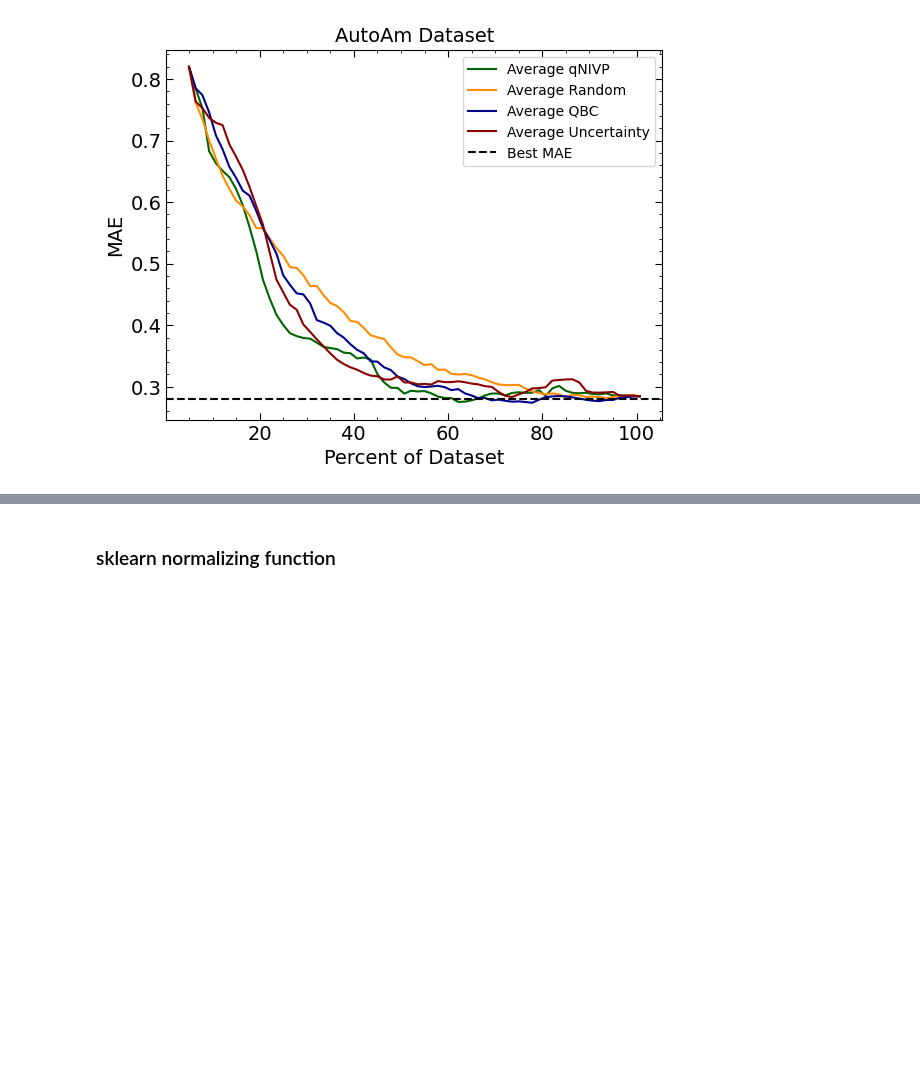
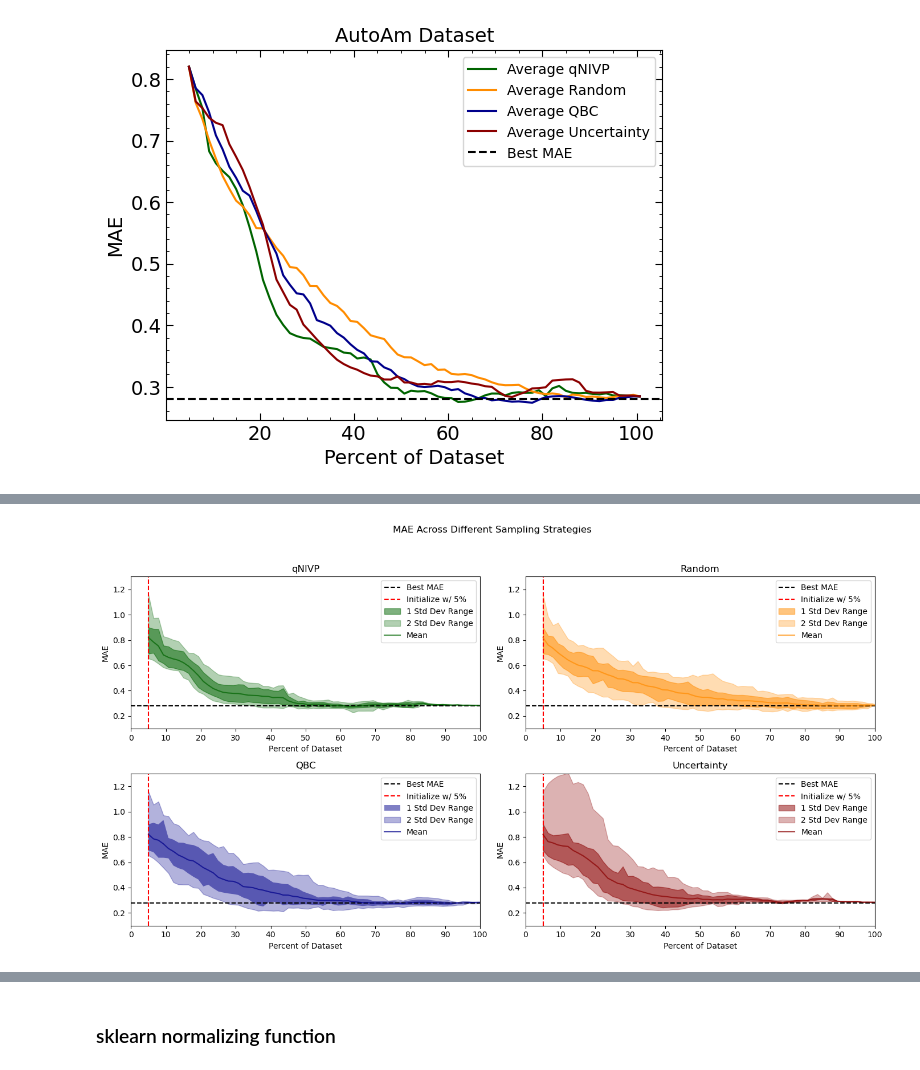
Before and after one commit to ramseyissa/qNIPV, a Jupyter notebook: notebooks/qNIPVautoAM.ipynb, the cells around one changed output, grey strips where cells are left out. Cells and saved outputs as stored; diff of their text form; code cells hidden in the pictures; blank space fills up the shorter version.

```diff
--- a/notebooks/qNIPVautoAM.ipynb
+++ b/notebooks/qNIPVautoAM.ipynb
@@ -292,7 +284,7 @@ def qnipv_runs() -> list:
         qnipv_runs.append(pred_mae)
     return qnipv_runs, gp
 # %%
-qnipv_runs = qnipv_runs()
+qnipv_runs_second_run = qnipv_runs()
 # %% [markdown]
 ### random selection function
 # %%
@@ -387,4 +379,4 @@ def random_runs() -> list:
         random_mae_seeds.append(rand_pred_mae)
     return random_mae_seeds
 # %%
-random_runs = random_runs()
+random_runs_second_run = random_runs()
@@ -512,2 +481,2 @@ def qbc_runs() -> list:
 # %%
-qbc_runs = qbc_runs()
+qbc_runs_second_run = qbc_runs()
@@ -610,4 +588,4 @@ def uncertainty_runs() -> list:
         unc_rand_mae_seeds.append(uncr_pred_mae)
     return unc_rand_mae_seeds
 # %%
-uncertainty_runs = uncertainty_runs()
+uncertainty_runs_second_run = uncertainty_runs()
@@ -902,0 +739,83 @@ plt.show()
+# %%
+# Create a 2x2 grid of subplots
+fig, axs = plt.subplots(2, 2, figsize=(14, 8))
+fig.suptitle('MAE Across Different Sampling Strategies')
+
+# Plot a horizontal line at y=0.28 for all subplots
+for ax in axs.flat:
+    ax.axhline(y=0.28, color='k', linestyle='--', label='Best MAE')
+
+for ax in axs.flat:
+    ax.axvline(x=5, color='r', linestyle='--', label='Initialize w/ 5%')
+
+#set the xlim and ylim for all subplots
+for ax in axs.flat:
+    ax.set_xlim([0, 100])
+    ax.set_ylim([0.1, 1.3])
+
+#increment the xticks by 10
+for ax in axs.flat:
+    ax.set_xticks(np.arange(0, 101, 10))
+
+# First subplot: qNIVP
+axs[0, 0].fill_between(x_percentages, np.percentile(qnipv_runs[0],15.9,axis=0),np.percentile(qnipv_runs[0],84.1,axis=0) , ec='none',color='darkgreen', alpha=0.5, label='1 Std Dev Range')
+axs[0, 0].fill_between(x_percentages,np.percentile(qnipv_runs[0],2.3,axis=0),np.percentile(qnipv_runs[0],97.7,axis=0) , ec='none',color='darkgreen', alpha=0.3, label='2 Std Dev Range')
+axs[0, 0].plot(x_percentages, np.mean(qnipv_runs[0],axis=0), color='darkgreen',alpha=0.7, label='Mean')
+# axs[0,0].plot(x_percentages, np.percentile(qnipv_runs[0],50,axis=0), color='darkgreen',alpha=0.5, label='Median')
+# for mae_values in qnipv_runs[0]:
+#     axs[0, 0].plot(x_percentages, mae_values, color='darkgreen', alpha=0.1)
+axs[0, 0].set_title('qNIVP')
+axs[0, 0].set_xlabel('Percent of Dataset')
+axs[0, 0].set_ylabel('MAE')
+axs[0, 0].legend()
+
+# Second subplot: Random
+axs[0, 1].fill_between(x_percentages,np.percentile(random_runs,15.9,axis=0),np.percentile(random_runs,84.1,axis=0), ec='none',color='darkorange', alpha=0.5, label='1 Std Dev Range')
+axs[0, 1].fill_between(x_percentages, np.percentile(random_runs,2.3,axis=0),np.percentile(random_runs,97.7,axis=0), ec='none',color='darkorange', alpha=0.3, label='2 Std Dev Range')
+axs[0,1].plot(x_percentages, np.mean(random_runs,axis=0), color='darkorange',alpha=0.7, label='Mean')
+# axs[0,1].plot(x_percentages, np.percentile(random_runs,50,axis=0), color='darkorange',alpha=0.5, label='Mean')
+# for mae_values in random_runs:
+#     axs[0, 1].plot(x_percentages, mae_values, color='darkorange', alpha=0.1)
+axs[0, 1].set_title('Random')
+axs[0, 1].set_xlabel('Percent of Dataset')
+axs[0, 1].set_ylabel('MAE')
+axs[0, 1].legend()
+
+# Third subplot: QBC
+# axs[1, 0].fill_between(x_percentages, average_mae_commit - 2 *qbc_std, average_mae_commit + 2 *qbc_std, color='darkblue', alpha=0.3, label='2 Std Dev Range')
+# axs[1, 0].fill_between(x_percentages, average_mae_commit -qbc_std, average_mae_commit +qbc_std, color='darkblue', alpha=0.5, label='1 Std Dev Range')
+# for mae_values in qbc_runs:
+#     axs[1, 0].plot(x_percentages, mae_values, color='darkblue', alpha=0.1)
+# axs[1, 0].set_title('QBC')
+# axs[1, 0].set_xlabel('Percent of Dataset')
+# axs[1, 0].set_ylabel('MAE')
+# axs[1, 0].legend()
+axs[1, 0].fill_between(x_percentages, np.percentile(qbc_runs, 15.9,axis=0), np.percentile(qbc_runs, 84.1,axis=0), color='darkblue', alpha=0.5, label='1 Std Dev Range',ec = 'none')
+axs[1, 0].fill_between(x_percentages, np.percentile(qbc_runs, 2.3, axis=0),np.percentile(qbc_runs,97.7,axis =0),ec = 'none', color='darkblue', alpha=0.3, label='2 Std Dev Range')
+axs[1,0].plot(x_percentages, np.mean(qbc_runs,axis=0),color='darkblue',alpha=0.7, label='Mean')
+# axs[1, 0].plot(x_percentages, np.percentile(qbc_runs,50,axis=0),color='darkblue',alpha=0.5, label='Mean')
+# for mae_values in qbc_runs:
+#     axs[1, 0].plot(x_percentages, mae_values, color='darkblue', alpha=0.1)
+axs[1, 0].set_title('QBC')
+axs[1, 0].set_xlabel('Percent of Dataset')
+axs[1, 0].set_ylabel('MAE')
+axs[1, 0].legend()
+
+
+
+# Fourth subplot: Uncertainty
+axs[1, 1].fill_between(x_percentages, np.percentile(uncertainty_runs,15.9,axis=0), np.percentile(uncertainty_runs,84.1,axis=0), ec='none',color='darkred', alpha=0.5, label='1 Std Dev Range')
+axs[1, 1].fill_between(x_percentages,np.percentile(uncertainty_runs,2.3,axis=0), np.percentile(uncertainty_runs,97.7,axis=0), ec='none',color='darkred', alpha=0.3, label='2 Std Dev Range')
+axs[1, 1].plot(x_percentages, np.mean(uncertainty_runs,axis=0), color='darkred',alpha=0.7, label='Mean')
+# for mae_values in uncertainty_runs:
+#     axs[1, 1].plot(x_percentages, mae_values, color='darkred', alpha=0.1)
+axs[1, 1].set_title('Uncertainty')
+axs[1, 1].set_xlabel('Percent of Dataset')
+axs[1, 1].set_ylabel('MAE')
+axs[1, 1].legend()
+
+# Adjust layout to avoid overlapping
+plt.tight_layout(rect=[0, 0.03, 1, 0.95])  # Adjust to make room for the main title
+plt.show()
+# %% [output]
+[figure, added]
```
Also changed, not shown: parts of 12 cells of this notebook, 1 other file.
